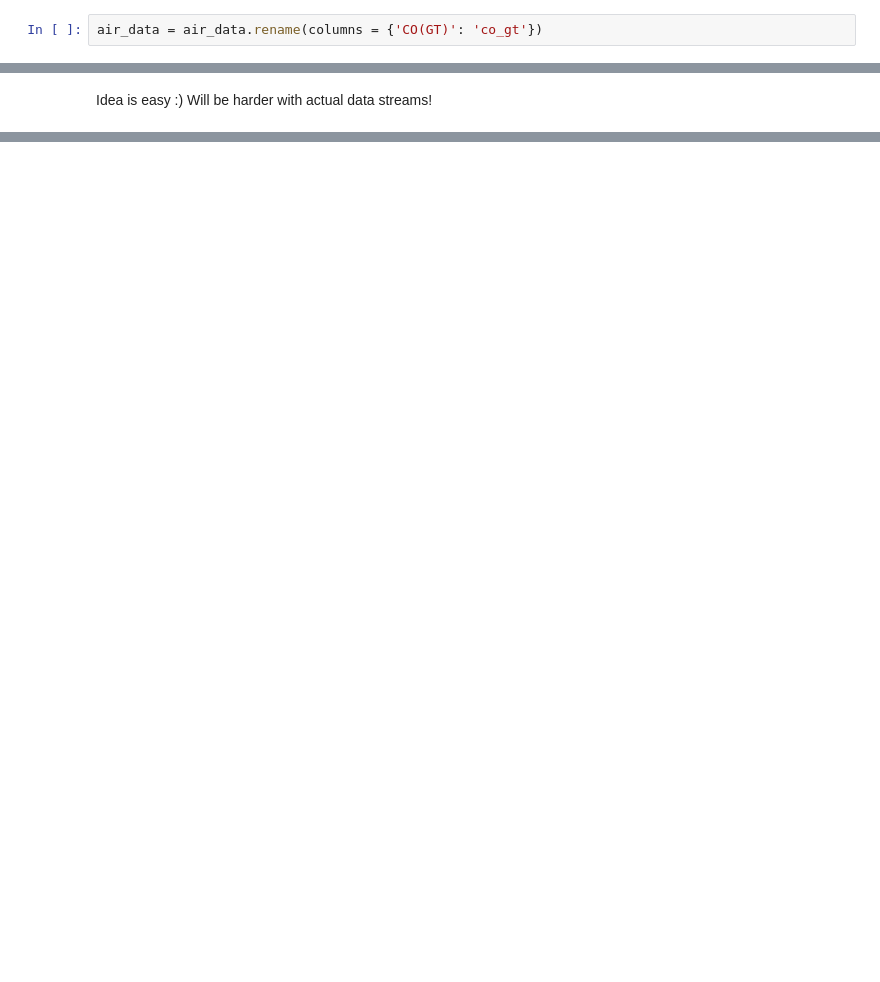
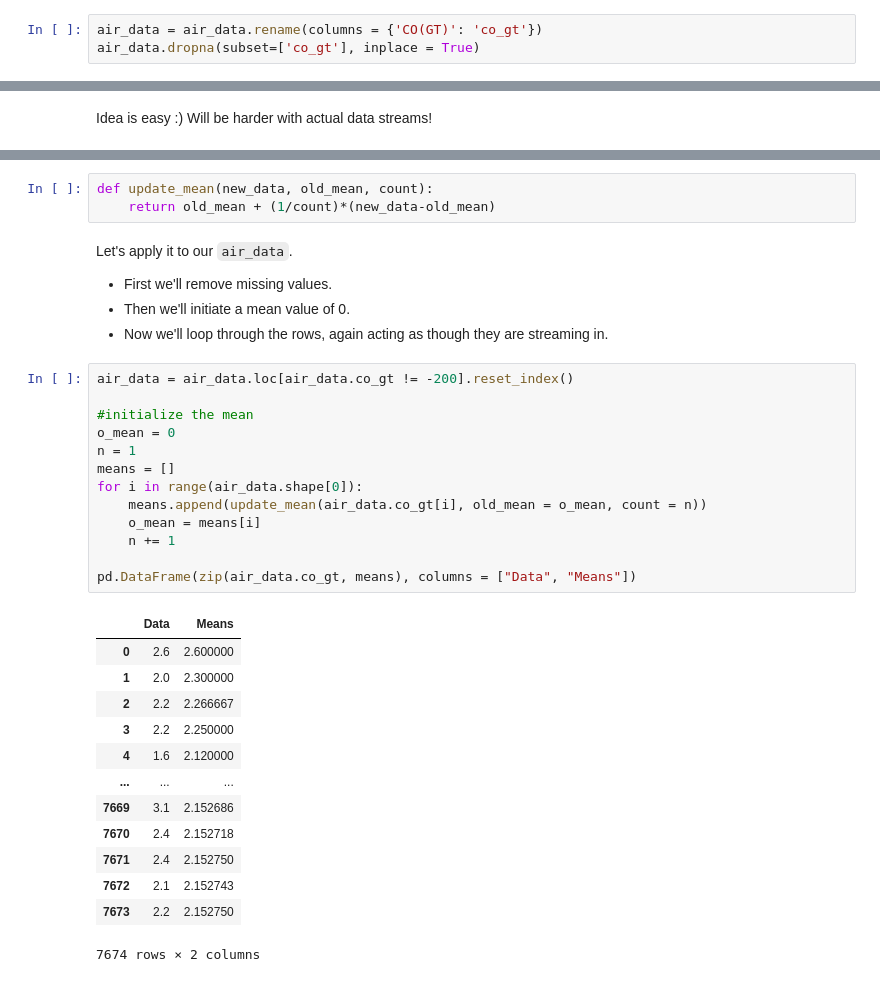
Before and after one commit to jbpost2/ST-554-Big-Data-with-Python, a Jupyter notebook: 02_Common_Streaming_Tasks.ipynb, the cells around one changed output, grey strips where cells are left out. Drawn from its saved outputs; the diff is of its cells as text; blank space fills up the shorter version.

```diff
--- a/02_Common_Streaming_Tasks.ipynb
+++ b/02_Common_Streaming_Tasks.ipynb
@@ -144,5 +144,6 @@ Lastly, let's rename the `CO(GT)` column since we'll use that one in the upcomin
 # %%
 air_data = air_data.rename(columns = {'CO(GT)': 'co_gt'})
+air_data.dropna(subset=['co_gt'], inplace = True)
 # %% [markdown]
 ## Preprocessing & Sending alerts
 
@@ -390,0 +415,36 @@ Idea is easy :)  Will be harder with actual data streams!
+# %%
+def update_mean(new_data, old_mean, count):
+    return old_mean + (1/count)*(new_data-old_mean)
+# %% [markdown]
+Let's apply it to our `air_data`.
+
+- First we'll remove missing values.
+- Then we'll initiate a mean value of 0.
+- Now we'll loop through the rows, again acting as though they are streaming in.
+# %%
+air_data = air_data.loc[air_data.co_gt != -200].reset_index()
+
+#initialize the mean
+o_mean = 0
+n = 1
+means = []
+for i in range(air_data.shape[0]):
+    means.append(update_mean(air_data.co_gt[i], old_mean = o_mean, count = n))
+    o_mean = means[i]
+    n += 1
+
+pd.DataFrame(zip(air_data.co_gt, means), columns = ["Data", "Means"])
+# %% [output]
+|  | Data | Means |
+| 0 | 2.6 | 2.600000 |
+| 1 | 2.0 | 2.300000 |
+| 2 | 2.2 | 2.266667 |
+| 3 | 2.2 | 2.250000 |
+| 4 | 1.6 | 2.120000 |
+| ... | ... | ... |
+| 7669 | 3.1 | 2.152686 |
+| 7670 | 2.4 | 2.152718 |
+| 7671 | 2.4 | 2.152750 |
+| 7672 | 2.1 | 2.152743 |
+| 7673 | 2.2 | 2.152750 |
+7674 rows × 2 columns
```
Also changed, not shown: parts of 23 cells of this notebook.
